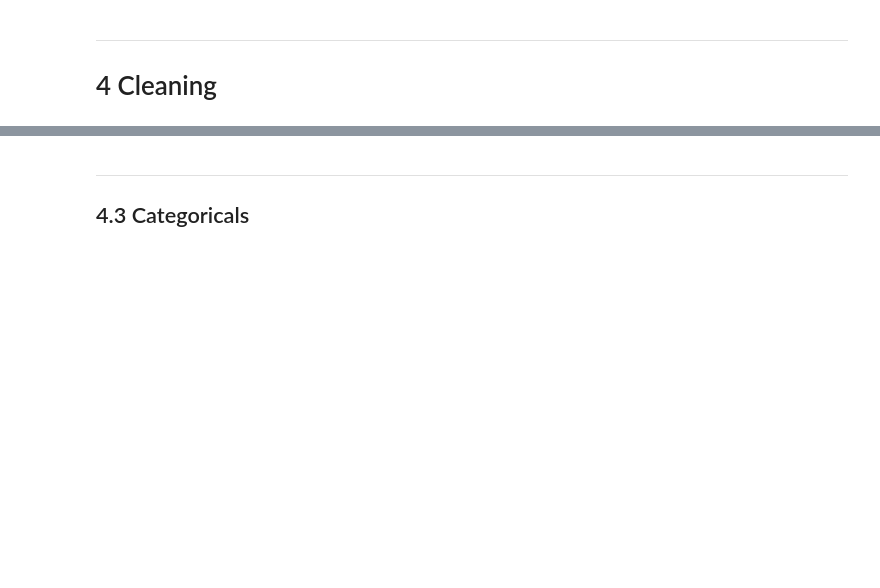
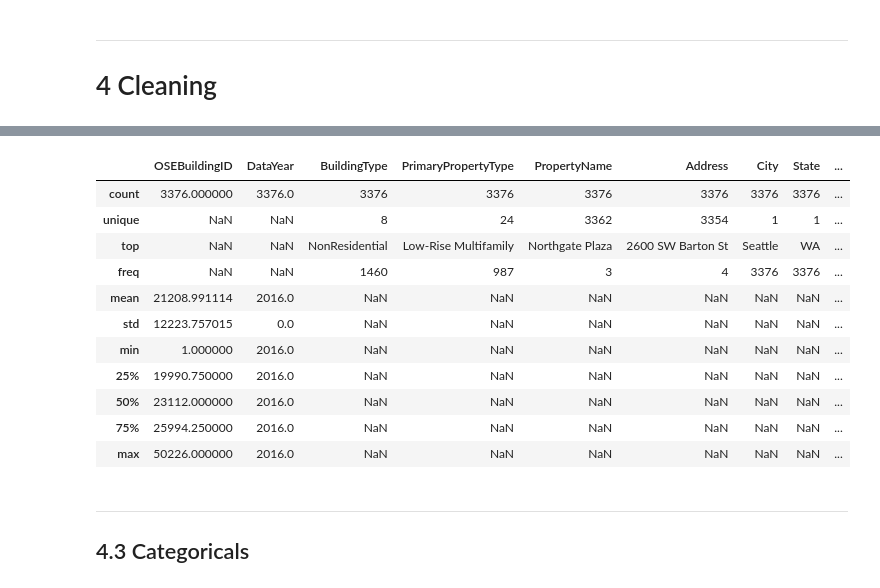
Before and after one commit to curiousmindflow/oc-ml-p3, a Jupyter notebook: preparation.ipynb, the cells around one changed output, grey strips where cells are left out. Drawn from its saved outputs; the diff is of its cells as text; code cells hidden in the pictures; blank space fills up the shorter version.

```diff
--- a/preparation.ipynb
+++ b/preparation.ipynb
@@ -301,3 +297,18 @@ if config["cleaning"]["emptyness"]["overview_plot"]:
+# %%
+data.describe(include="all")
+# %% [output]
+|  | OSEBuildingID | DataYear | BuildingType | PrimaryPropertyType | PropertyName | Address | City | State | ... |
+| count | 3376.000000 | 3376.0 | 3376 | 3376 | 3376 | 3376 | 3376 | 3376 | ... |
+| unique | NaN | NaN | 8 | 24 | 3362 | 3354 | 1 | 1 | ... |
+| top | NaN | NaN | NonResidential | Low-Rise Multifamily | Northgate Plaza | 2600 SW Barton St | Seattle | WA | ... |
+| freq | NaN | NaN | 1460 | 987 | 3 | 4 | 3376 | 3376 | ... |
+| mean | 21208.991114 | 2016.0 | NaN | NaN | NaN | NaN | NaN | NaN | ... |
+| std | 12223.757015 | 0.0 | NaN | NaN | NaN | NaN | NaN | NaN | ... |
+| min | 1.000000 | 2016.0 | NaN | NaN | NaN | NaN | NaN | NaN | ... |
+| 25% | 19990.750000 | 2016.0 | NaN | NaN | NaN | NaN | NaN | NaN | ... |
+| 50% | 23112.000000 | 2016.0 | NaN | NaN | NaN | NaN | NaN | NaN | ... |
+| 75% | 25994.250000 | 2016.0 | NaN | NaN | NaN | NaN | NaN | NaN | ... |
+| max | 50226.000000 | 2016.0 | NaN | NaN | NaN | NaN | NaN | NaN | ... |
 # %% [markdown]
 ***
 ## 4.3 Categoricals
```
Also changed, not shown: parts of 32 cells of this notebook, 2 other files.
